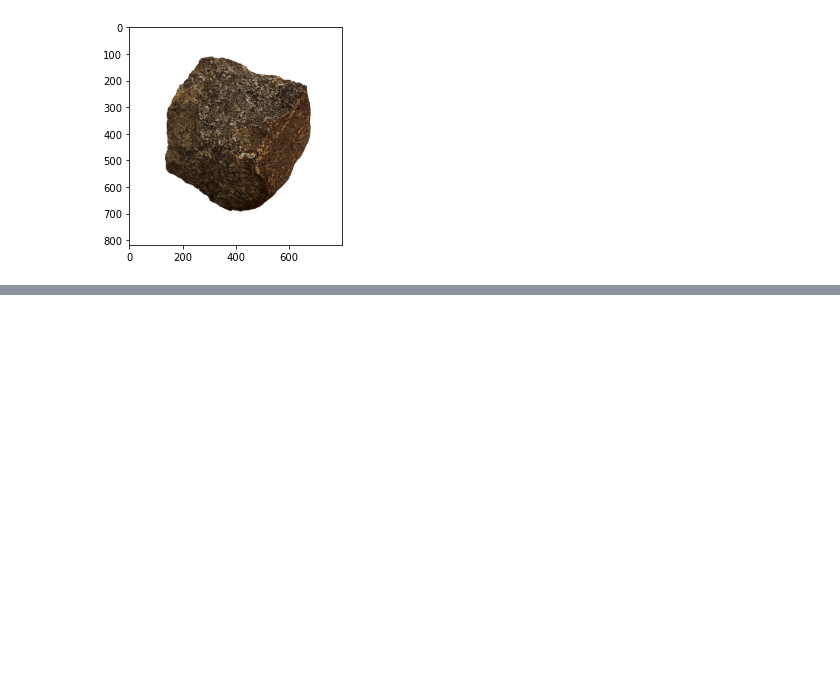
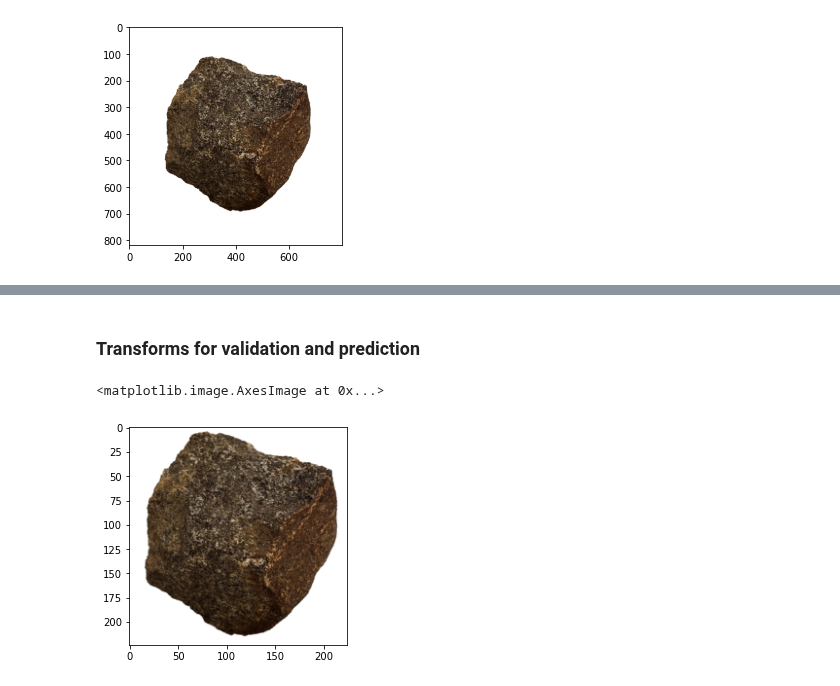
Before and after one commit to dominikpegler/mds_cnn, a Jupyter notebook: sanders_nosofsky_2020/image_augmentation.ipynb, the cells around one changed output, grey strips where cells are left out. Cells and saved outputs as stored; diff of their text form; code cells hidden in the pictures; blank space fills up the shorter version.

```diff
--- a/sanders_nosofsky_2020/image_augmentation.ipynb
+++ b/sanders_nosofsky_2020/image_augmentation.ipynb
@@ -82,0 +106,10 @@ plt.imshow(complete_transform(img))
+# %% [markdown]
+### Transforms for validation and prediction
+# %%
+val_transform = transforms.Compose([transforms.Resize(input_size),
+transforms.CenterCrop(input_size)])
+
+plt.imshow(val_transform(img))
+# %% [output]
+<matplotlib.image.AxesImage at 0x...>
+[figure, added]
```
Also changed, not shown: parts of 11 cells of this notebook, 2 other files.
